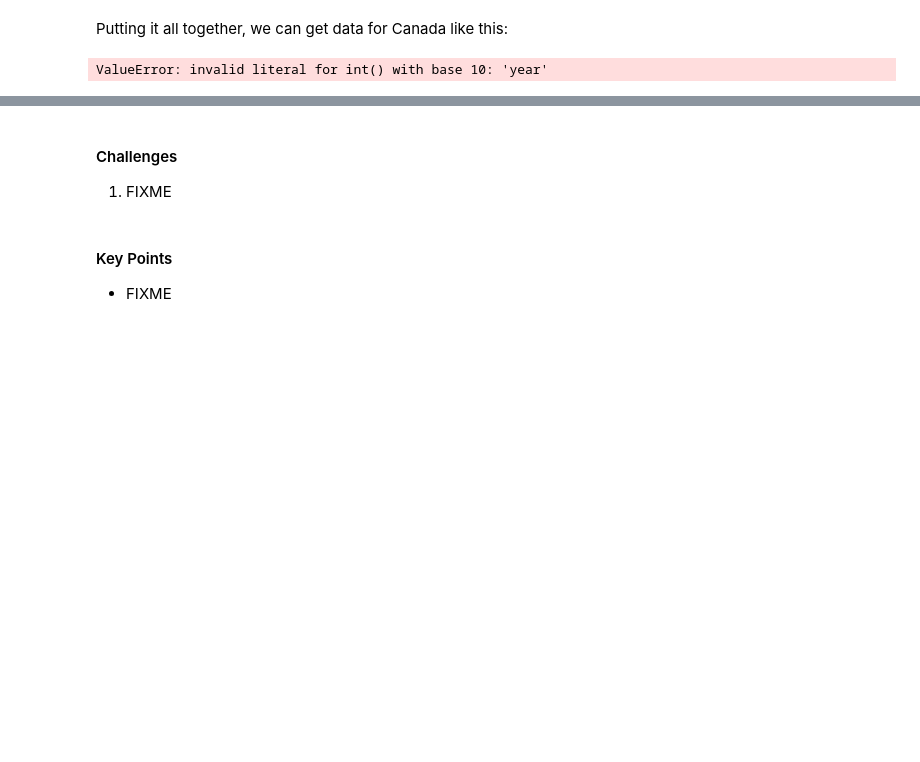
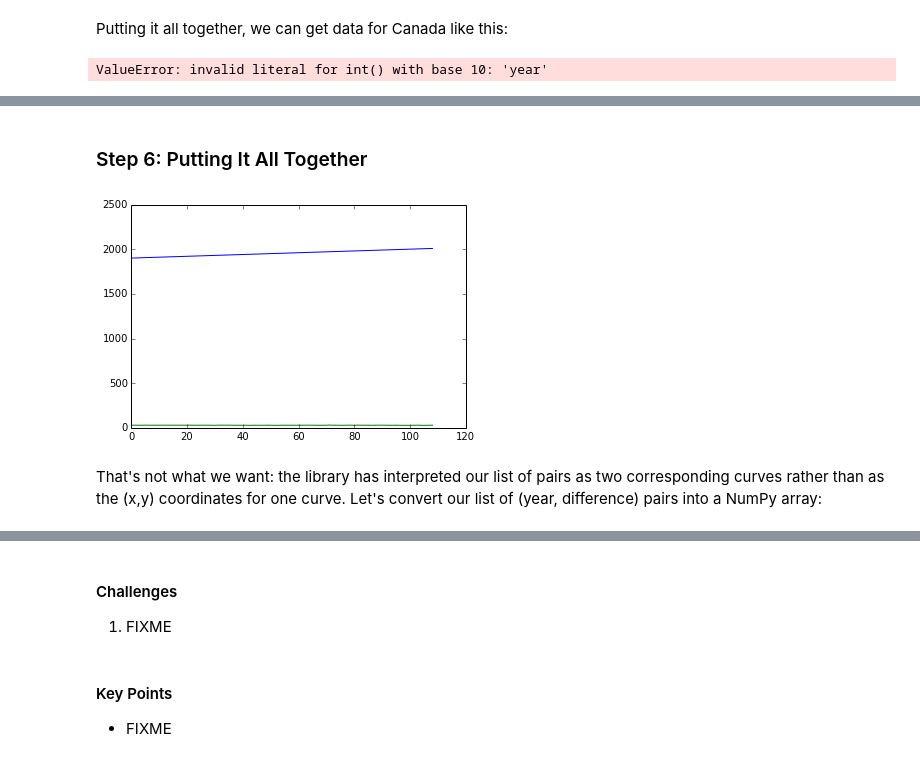
Before and after one commit to swcarpentry/python-novice-inflammation, a Jupyter notebook: pages/07-climate.ipynb, the cells around one changed output, grey strips where cells are left out. Cells and saved outputs as stored; diff of their text form; code cells hidden in the pictures; blank space fills up the shorter version.

Commit message:
Converting climate data example to notebook form

```diff
--- a/pages/07-climate.ipynb
+++ b/pages/07-climate.ipynb
@@ -322,9 +325,12 @@ if response.status_code != 200:
 else:
     reader = cStringIO.StringIO(response.text)
     wrapper = csv.reader(reader)
+    results = []
     for record in wrapper:
         if record[0] != 'year':
             year = int(record[0])
             value = float(record[1])
-            print year, ':', value
+            results.append([year, value])
+    print 'first five results'
+    print results[:5]
 # %% [output]
@@ -347,0 +472,11 @@ else:
+# %%
+def diff_records(left, right):
+    '''Given lists of [year, value] pairs, return list of [year, difference] pairs.'''
+    num_years = len(left)
+    results = []
+    for i in range(num_years):
+        left_year, left_value = left[i]
+        right_year, right_value = right[i]
+        difference = left_value - right_value
+        results.append([left_year, difference])
+    return results
@@ -347,0 +538,18 @@ else:
+# %%
+def diff_records(left, right):
+    '''
+    Given lists of [year, value] pairs, return list of [year, difference] pairs.
+    Fails if the inputs are not for exactly corresponding years.
+    '''
+    assert len(left) == len(right), \
+           'Inputs have different lengths.'
+    num_years = len(left)
+    results = []
+    for i in range(num_years):
+        left_year, left_value = left[i]
+        right_year, right_value = right[i]
+        assert left_year == right_year, \
+               'Record {0} is for different years: {1} vs {2}'.format(i, left_year, right_year)
+        difference = left_value - right_value
+        results.append([left_year, difference])
+    return results
@@ -347,0 +604,19 @@ else:
+# %% [markdown]
+### Step 6: Putting It All Together
+# %%
+%matplotlib inline
+
+from matplotlib import pyplot as plt
+
+australia = get_annual_mean_temp_by_country('AUS')
+canada = get_annual_mean_temp_by_country('CAN')
+diff = diff_records(australia, canada)
+plt.plot(diff)
+plt.show()
+# %% [output]
+[figure, added]
+# %% [markdown]
+That's not what we want:
+the library has interpreted our list of pairs as two corresponding curves
+rather than as the (x,y) coordinates for one curve.
+Let's convert our list of (year, difference) pairs into a NumPy array:
```
Also changed, not shown: parts of 34 cells of this notebook, 1 other file.
